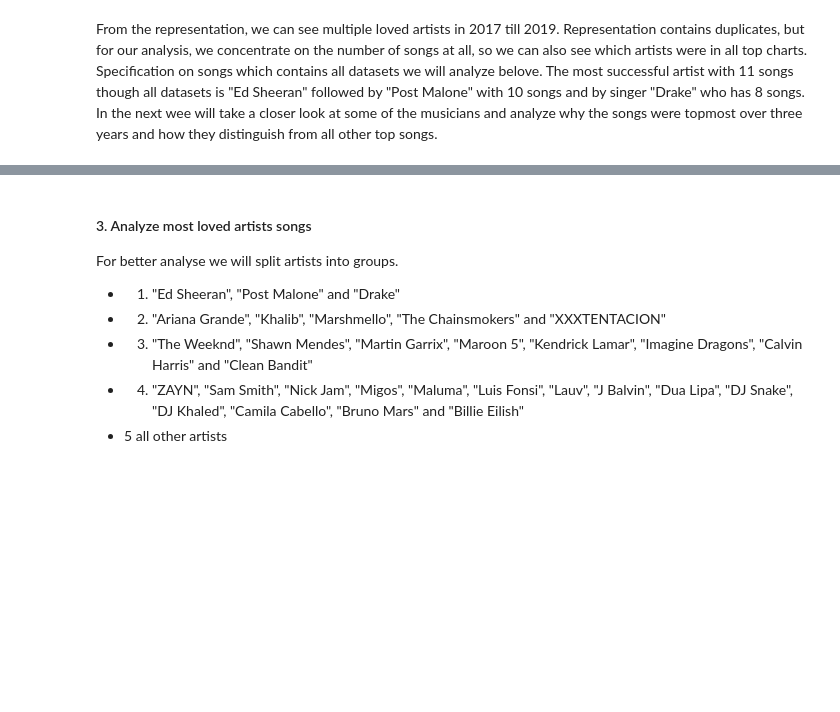
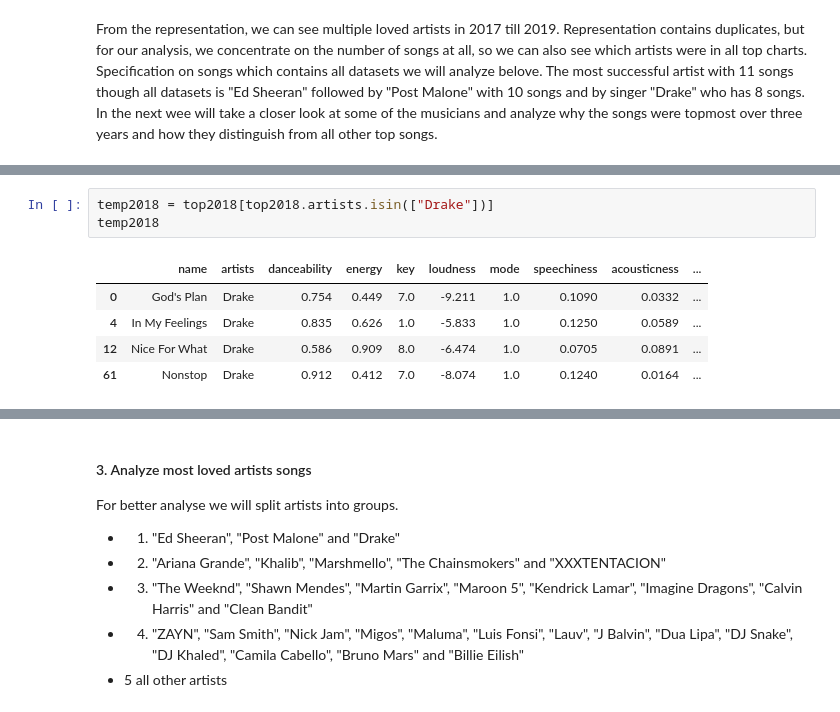
Before and after one commit to fneitzel/DataAnalysisOnMusicPreferences, a Jupyter notebook: exploration/Analysis_of_top_songs_artists.ipynb, the cells around one changed output, grey strips where cells are left out. Drawn from its saved outputs; the diff is of its cells as text; blank space fills up the shorter version.

```diff
--- a/exploration/Analysis_of_top_songs_artists.ipynb
+++ b/exploration/Analysis_of_top_songs_artists.ipynb
@@ -396,0 +405,9 @@ The most successful artist with 11 songs though all datasets is "Ed Sheeran" fol
+# %%
+temp2018 = top2018[top2018.artists.isin(["Drake"])]
+temp2018
+# %% [output]
+|  | name | artists | danceability | energy | key | loudness | mode | speechiness | acousticness | ... |
+| 0 | God's Plan | Drake | 0.754 | 0.449 | 7.0 | -9.211 | 1.0 | 0.1090 | 0.0332 | ... |
+| 4 | In My Feelings | Drake | 0.835 | 0.626 | 1.0 | -5.833 | 1.0 | 0.1250 | 0.0589 | ... |
+| 12 | Nice For What | Drake | 0.586 | 0.909 | 8.0 | -6.474 | 1.0 | 0.0705 | 0.0891 | ... |
+| 61 | Nonstop | Drake | 0.912 | 0.412 | 7.0 | -8.074 | 1.0 | 0.1240 | 0.0164 | ... |
```
Also changed, not shown: parts of 7 cells of this notebook.
